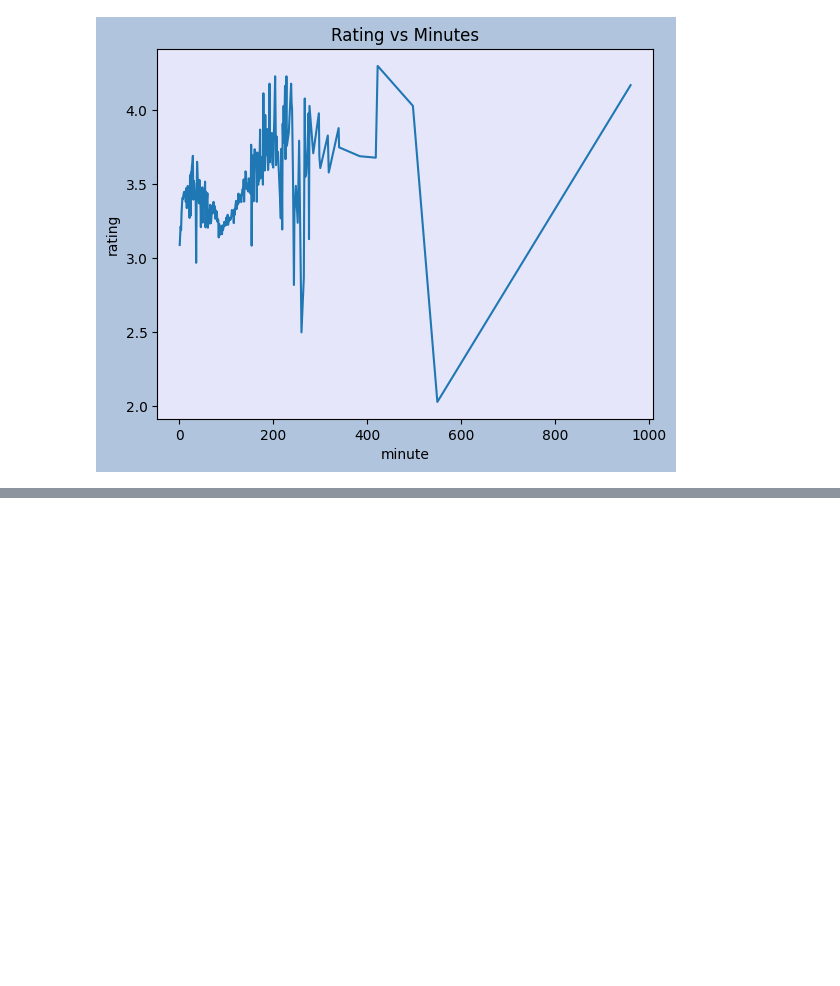
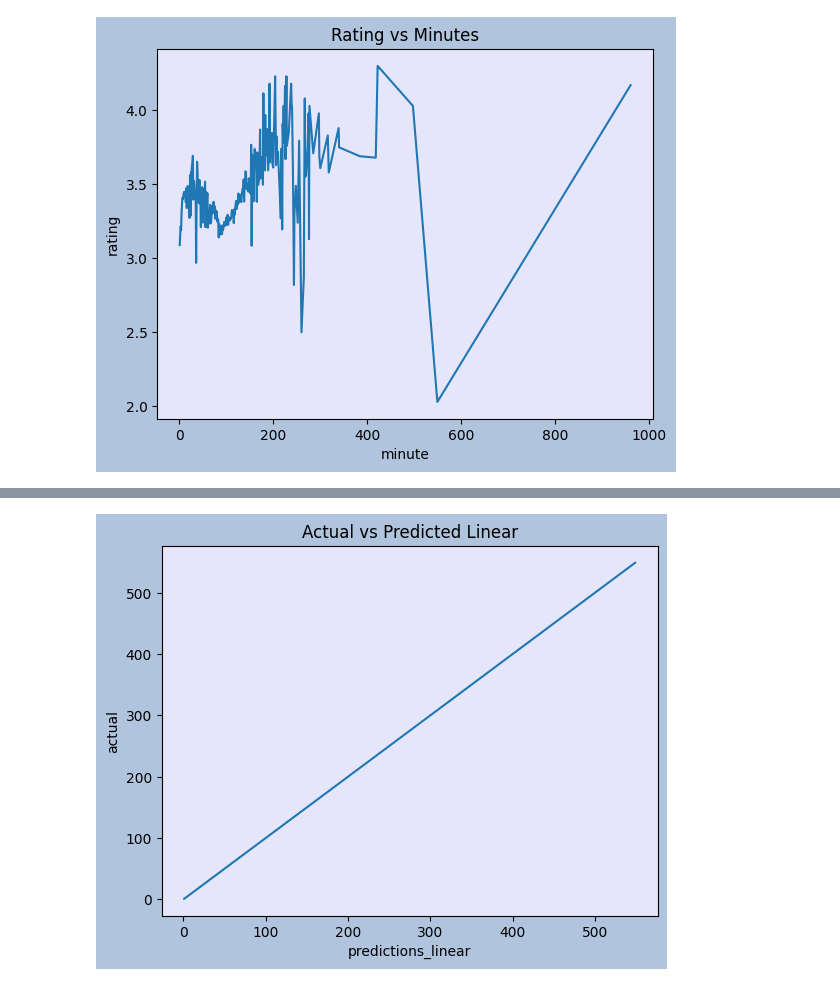
Before and after one commit to cstillma/MovieMining, a Jupyter notebook: Deliverables - Raw/Trend analysis, precursory work, Graphs.ipynb, the cells around one changed output, grey strips where cells are left out. Drawn from its saved outputs; the diff is of its cells as text; code cells hidden in the pictures; blank space fills up the shorter version.

```diff
--- a/Deliverables - Raw/Trend analysis, precursory work, Graphs.ipynb
+++ b/Deliverables - Raw/Trend analysis, precursory work, Graphs.ipynb
@@ -132,0 +233,9 @@ plt.show()
+# %%
+plt.figure(facecolor='lightsteelblue')
+ax = plt.axes()
+ax.set_facecolor('lavender')
+plt.title("Actual vs Predicted Linear")
+sns.lineplot(data =df_test, x = 'predictions_linear', y ='actual', errorbar=('ci', 0))
+plt.show()
+# %% [output]
+[figure, added]
```
Also changed, not shown: parts of 15 cells of this notebook.
